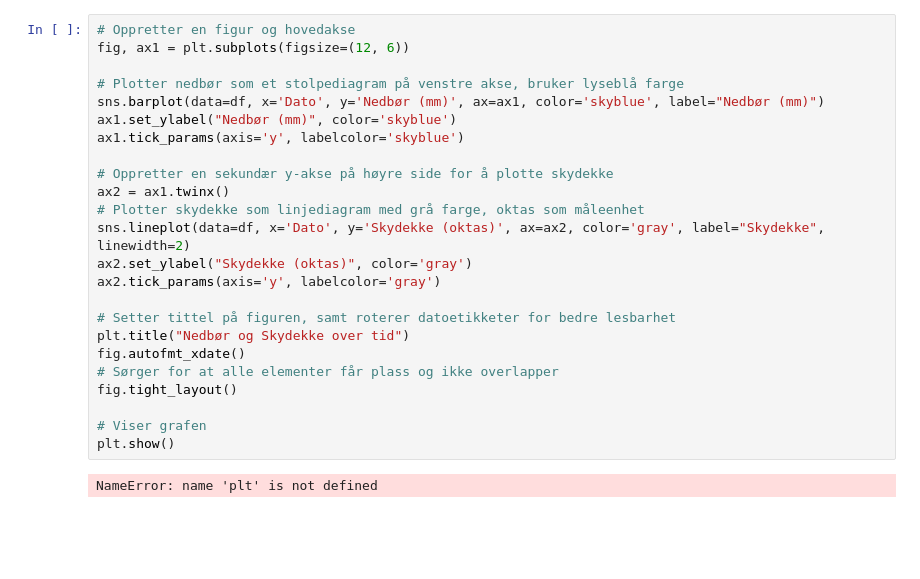
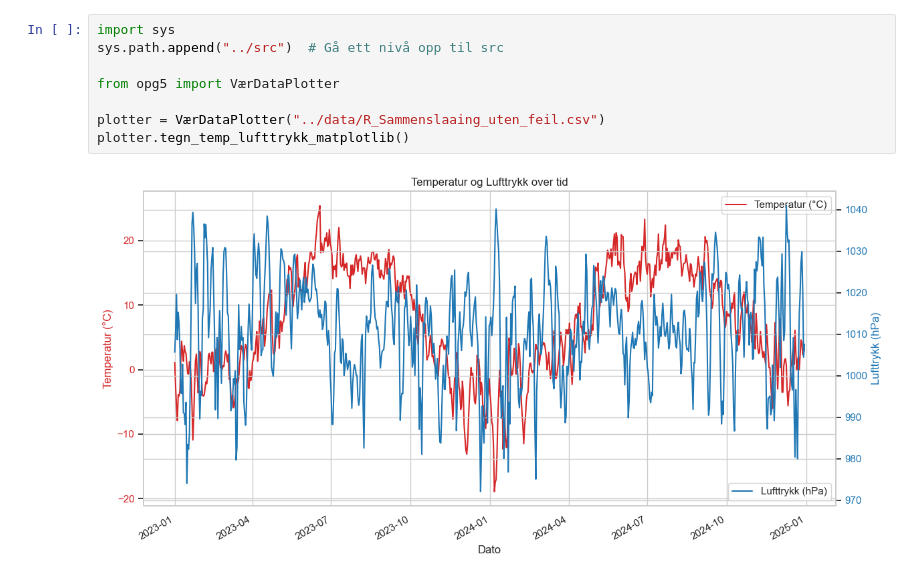
Before and after one commit to sarasok/Mappevurdering_anv_prog, a Jupyter notebook: tasks/oppg5.ipynb, the cells around one changed output. Cells and saved outputs as stored; diff of their text form; blank space fills up the shorter version.

Commit message:
rettet opp i klasse på opg 5. Samt skrevet mer

```diff
--- a/tasks/oppg5.ipynb
+++ b/tasks/oppg5.ipynb
@@ -76,26 +15,10 @@ Dette plottet gir en god visuell sammenheng mellom nedbørsmengde og skydekke, s
-# %%
-# Oppretter en figur og hovedakse
-fig, ax1 = plt.subplots(figsize=(12, 6))
-
-# Plotter nedbør som et stolpediagram på venstre akse, bruker lyseblå farge
-sns.barplot(data=df, x='Dato', y='Nedbør (mm)', ax=ax1, color='skyblue', label="Nedbør (mm)")
-ax1.set_ylabel("Nedbør (mm)", color='skyblue')
-ax1.tick_params(axis='y', labelcolor='skyblue')
-
-# Oppretter en sekundær y-akse på høyre side for å plotte skydekke
-ax2 = ax1.twinx()
-# Plotter skydekke som linjediagram med grå farge, oktas som måleenhet
-sns.lineplot(data=df, x='Dato', y='Skydekke (oktas)', ax=ax2, color='gray', label="Skydekke", linewidth=2)
-ax2.set_ylabel("Skydekke (oktas)", color='gray')
-ax2.tick_params(axis='y', labelcolor='gray')
-
-# Setter tittel på figuren, samt roterer datoetikketer for bedre lesbarhet
-plt.title("Nedbør og Skydekke over tid")
-fig.autofmt_xdate()
-# Sørger for at alle elementer får plass og ikke overlapper
-fig.tight_layout()
-
-# Viser grafen
-plt.show()
-# %% [output]
-NameError: name 'plt' is not defined
+# %%
+import sys
+sys.path.append("../src")  # Gå ett nivå opp til src
+
+from opg5 import VærDataPlotter
+
+plotter = VærDataPlotter("../data/R_Sammenslaaing_uten_feil.csv")
+plotter.tegn_temp_lufttrykk_matplotlib()
+# %% [output]
+[figure, added]
```
Also changed, not shown: parts of 21 cells of this notebook, 5 other files.
